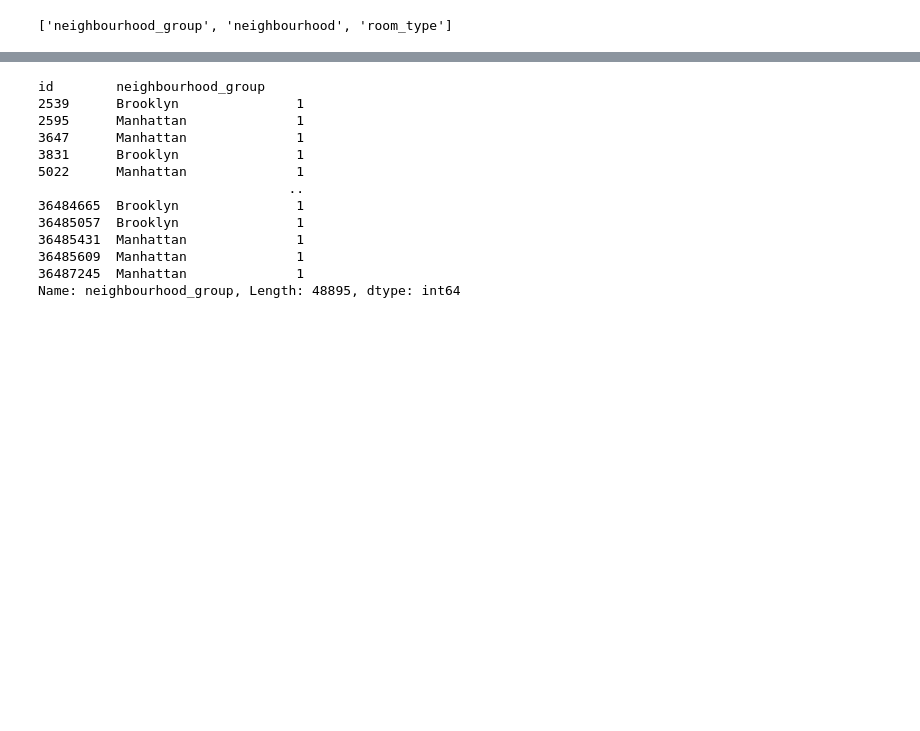
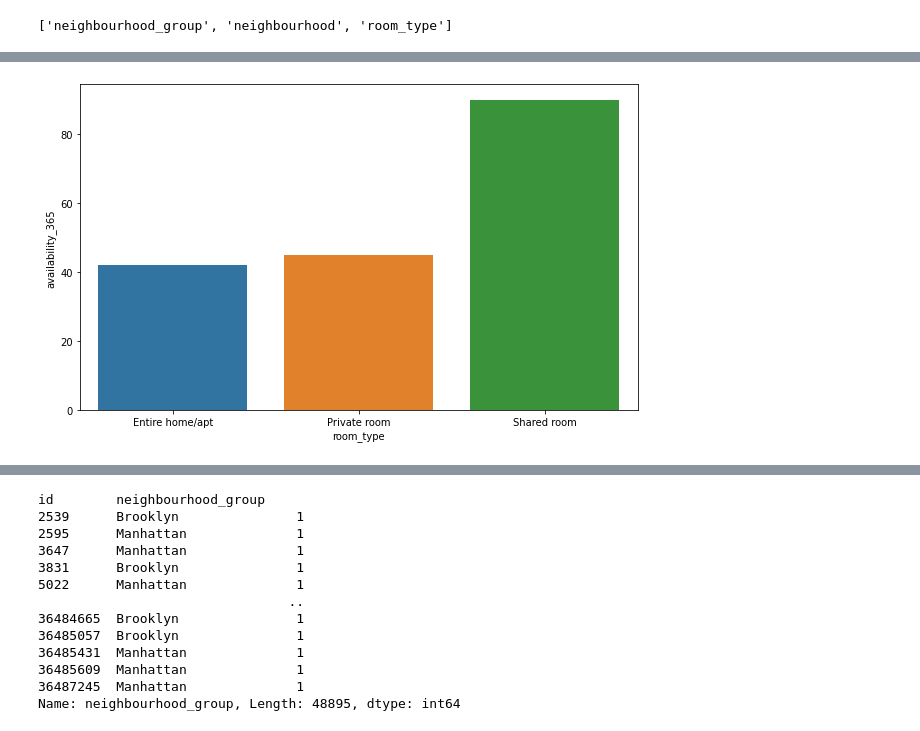
Before and after one commit to Pranit07G/PG-AlmaBetter-EDA-AirBNB-NYC, a Jupyter notebook: Airbnb_Bookings_Analysis_Capstone_Project.ipynb, the cells around one changed output, grey strips where cells are left out. Saved outputs shown, nothing was run; the diff lists cells and outputs as text; code cells hidden in the pictures; blank space fills up the shorter version.

```diff
--- a/Airbnb_Bookings_Analysis_Capstone_Project.ipynb
+++ b/Airbnb_Bookings_Analysis_Capstone_Project.ipynb
@@ -189,0 +186,8 @@ categorical_features
+# %%
+#Availability as per room type
+room_type_mean_price = bnb_nyc.groupby("room_type")["availability_365"].median().reset_index()
+
+plt.figure(figsize=(10,6))
+sns.barplot(data=room_type_mean_price, x=room_type_mean_price["room_type"], y=room_type_mean_price["availability_365"], palette='tab10');
+# %% [output]
+[figure, added]
```
Also changed, not shown: parts of 23 cells of this notebook.
